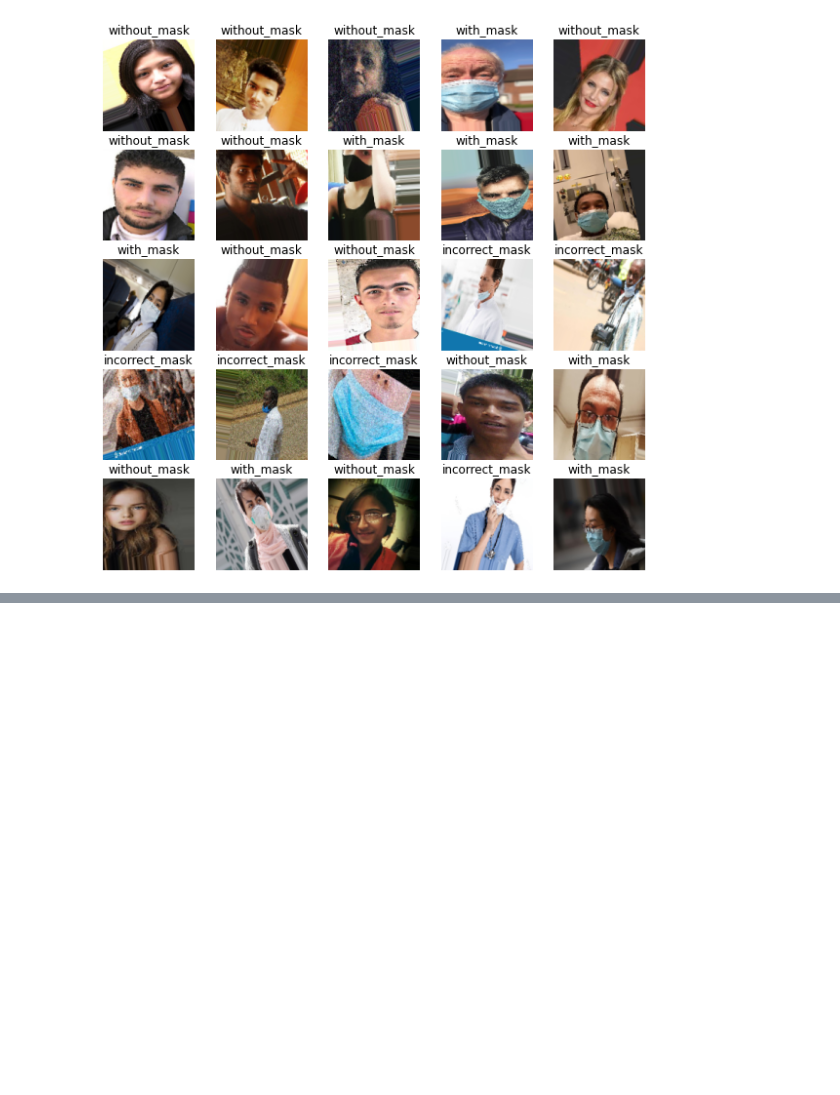
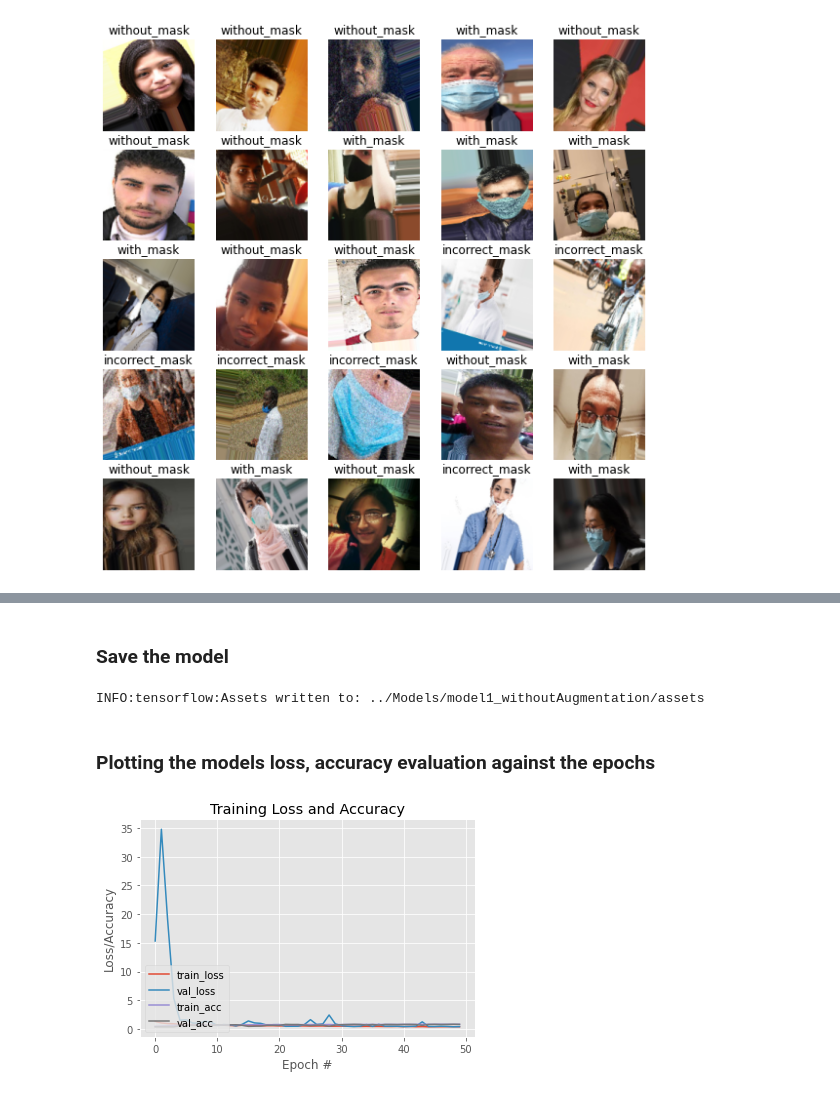
Before and after one commit to ApoorvMehrotra0706/FaceMaskDetection, a Jupyter notebook: BaseModel/Base model.ipynb, the cells around one changed output, grey strips where cells are left out. Drawn from its saved outputs; the diff is of its cells as text; code cells hidden in the pictures; blank space fills up the shorter version.

Commit message:
81.5 validation accuracy with Base model on cnn achieved

```diff
--- a/BaseModel/Base model.ipynb
+++ b/BaseModel/Base model.ipynb
@@ -63,7 +76,7 @@ import pandas as pd
 
 IMAGE_SIZE = 124
 BATCH_SIZE = 64
-dataset_dir = '/Users/admin/Desktop/Apoorv/dataset'
+dataset_dir = datasetPath
 
 datagen = tf.keras.preprocessing.image.ImageDataGenerator(
     rotation_range=30,
@@ -155,0 +231,3 @@ show_batch(image_batch_train, label_batch_train)
+# %%
+model0=build_model0()
+model0.summary()
@@ -155,0 +254,6 @@ show_batch(image_batch_train, label_batch_train)
+# %%
+EPOCHS = 50
+history_0 = model0.fit(
+      train_generator,
+      epochs=EPOCHS,
+      validation_data=val_generator)
@@ -155,0 +278,27 @@ show_batch(image_batch_train, label_batch_train)
+# %% [markdown]
+### Save the model
+# %%
+model0.save('../Models/model1_withoutAugmentation', save_format='tf')
+# %% [output]
+INFO:tensorflow:Assets written to: ../Models/model1_withoutAugmentation/assets
+# %% [markdown]
+### Plotting the models loss, accuracy evaluation against the epochs
+# %%
+import numpy as np
+
+def draw_evaluation(history):
+    N = np.arange(0, len(history.history['loss']))
+    plt.style.use("ggplot")
+    plt.figure()
+    plt.plot(N, history.history["loss"], label="train_loss")
+    plt.plot(N, history.history["val_loss"], label="val_loss")
+    plt.plot(N, history.history["acc"], label="train_acc")
+    plt.plot(N, history.history["val_acc"], label="val_acc")
+    plt.title("Training Loss and Accuracy")
+    plt.xlabel("Epoch #")
+    plt.ylabel("Loss/Accuracy")
+    plt.legend(loc="lower left")
+# %%
+draw_evaluation(history_0)
+# %% [output]
+[figure, added]
```
Also changed, not shown: parts of 20 cells of this notebook, 4 other files.
